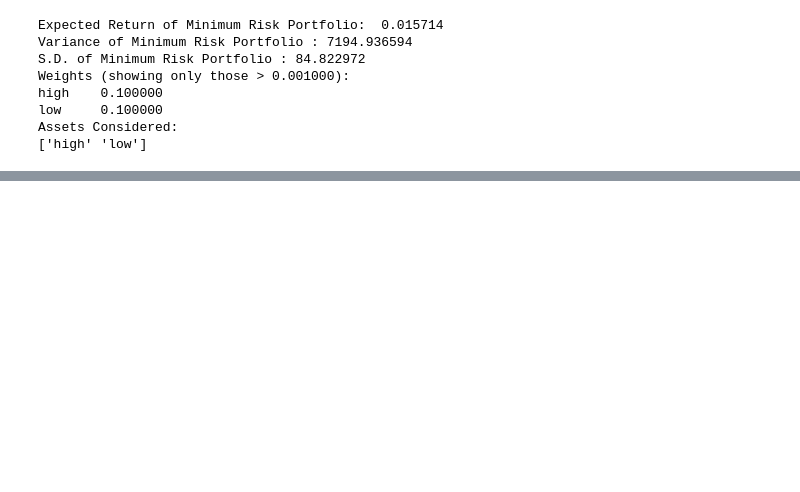
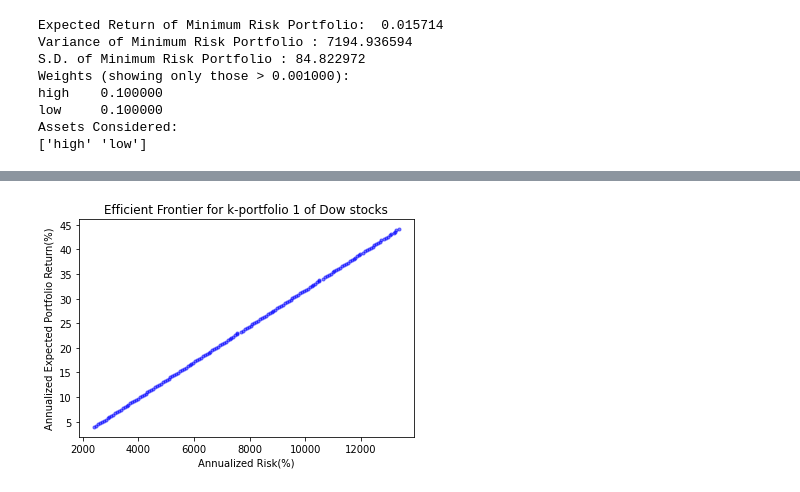
Before and after one commit to florencetsang/ml-portfolio-poc, a Jupyter notebook: ml_portfolio.ipynb, the cells around one changed output, grey strips where cells are left out. Cells and saved outputs as stored; diff of their text form; code cells hidden in the pictures; blank space fills up the shorter version.

Commit message:
Graph efficient frontier

```diff
--- a/ml_portfolio.ipynb
+++ b/ml_portfolio.ipynb
@@ -422,3 +480,18 @@ dtype: float64
+# %%
+#function obtains maximal return portfolio using linear programming
+
+def MaximizeReturns(MeanReturns, PortfolioSize):
+
+    #dependencies
+    from scipy.optimize import linprog
+    import numpy as np
+
+    c = (np.multiply(-1, MeanReturns))
+    A = np.ones([PortfolioSize,1]).T
+    b=[1]
+    res = linprog(c, A_ub = A, b_ub = b, bounds = (0,1), method = 'simplex')
+
+    return res
 # %%
 #function obtains minimal risk portfolio
 
@@ -476,3 +587,9 @@ high    0.100000
 low     0.100000
 Assets Considered:
 ['high' 'low']
+# %%
+#Maximal expected portfolio return computation for the k-portfolio
+result1 = MaximizeReturns(r, 2)
+maxReturnWeights = result1.x
+maxExpPortfolioReturn = np.matmul(r.T, maxReturnWeights)
+print("Maximal Expected Portfolio Return:   %7.4f" % maxExpPortfolioReturn )
@@ -478,0 +598,6 @@ Assets Considered:
+# %%
+#expected portfolio return computation for the minimum risk k-portfolio
+result2 = MinimizeRisk(cov, 2)
+minRiskWeights = result2.x
+minRiskExpPortfolioReturn = np.matmul(r.T, minRiskWeights)
+print("Expected Return of Minimum Risk Portfolio:  %7.4f" % minRiskExpPortfolioReturn)
@@ -478,0 +661,16 @@ Assets Considered:
+# %%
+#Graph Efficient Frontier
+import matplotlib.pyplot as plt
+
+NoPoints = riskPoint.size
+
+colours = "blue"
+area = np.pi*3
+
+plt.title('Efficient Frontier for k-portfolio 1 of Dow stocks')
+plt.xlabel('Annualized Risk(%)')
+plt.ylabel('Annualized Expected Portfolio Return(%)' )
+plt.scatter(riskPoint, retPoint, s=area, c=colours, alpha =0.5)
+plt.show()
+# %% [output]
+[figure, added]
```
Also changed, not shown: parts of 10 cells of this notebook.
